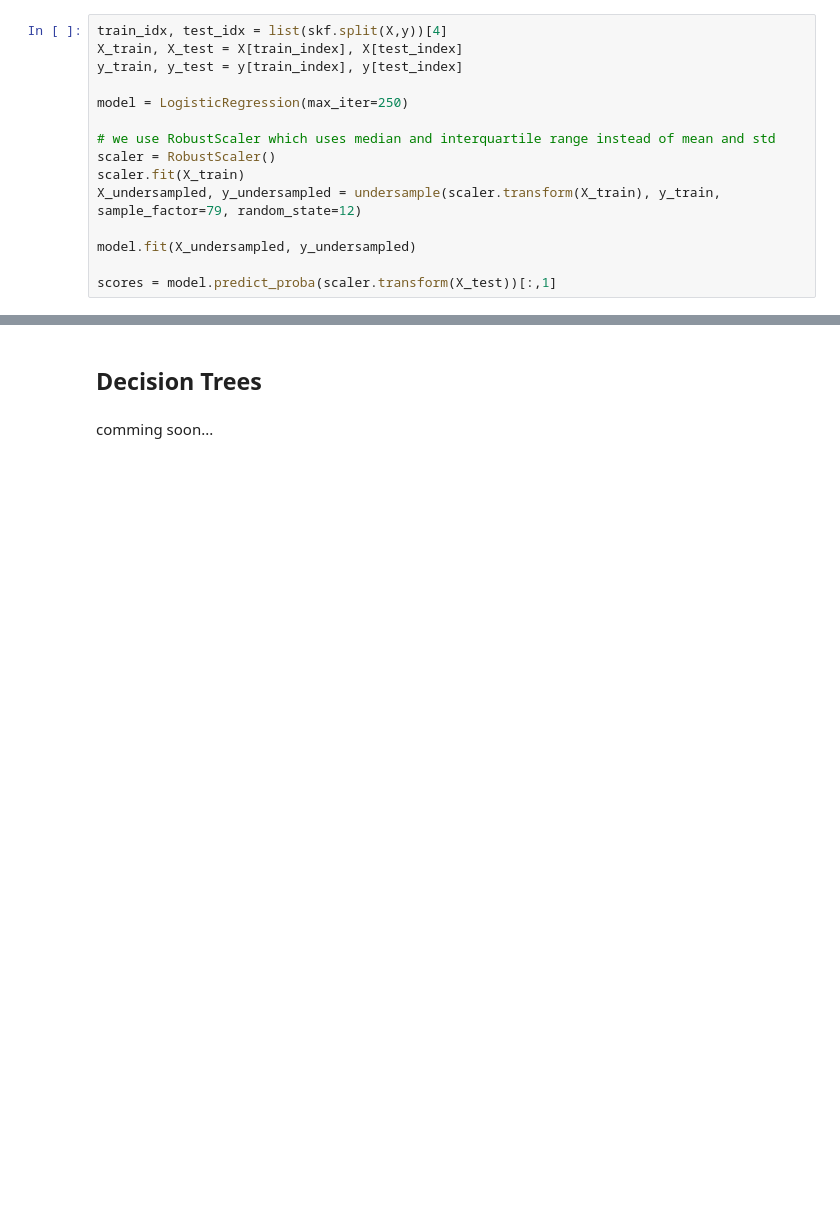
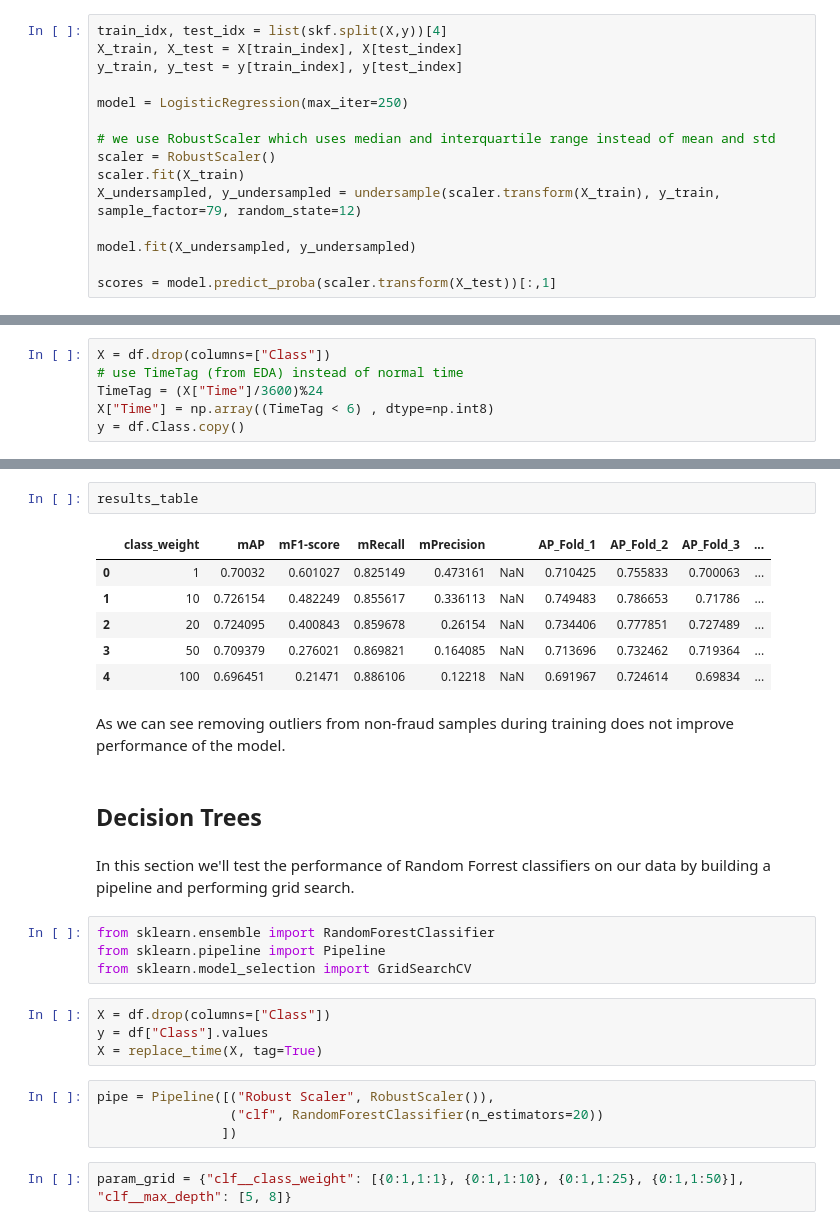
Before and after one commit to nmaager/Credit-Card-Fraud-Detection, a Jupyter notebook: Models.ipynb, the cells around one changed output, grey strips where cells are left out. Saved outputs shown, nothing was run; the diff lists cells and outputs as text; blank space fills up the shorter version.

```diff
--- a/Models.ipynb
+++ b/Models.ipynb
@@ -316,0 +381,6 @@ weighted avg       1.00      1.00      1.00     56961
+# %%
+X = df.drop(columns=["Class"])
+# use TimeTag (from EDA) instead of normal time
+TimeTag = (X["Time"]/3600)%24
+X["Time"] = np.array((TimeTag < 6) , dtype=np.int8)
+y = df.Class.copy()
@@ -317,4 +446,29 @@ weighted avg       1.00      1.00      1.00     56961
+# %%
+results_table
+# %% [output]
+|  | class_weight | mAP | mF1-score | mRecall | mPrecision |  | AP_Fold_1 | AP_Fold_2 | AP_Fold_3 | ... |
+| 0 | 1 | 0.70032 | 0.601027 | 0.825149 | 0.473161 | NaN | 0.710425 | 0.755833 | 0.700063 | ... |
+| 1 | 10 | 0.726154 | 0.482249 | 0.855617 | 0.336113 | NaN | 0.749483 | 0.786653 | 0.71786 | ... |
+| 2 | 20 | 0.724095 | 0.400843 | 0.859678 | 0.26154 | NaN | 0.734406 | 0.777851 | 0.727489 | ... |
+| 3 | 50 | 0.709379 | 0.276021 | 0.869821 | 0.164085 | NaN | 0.713696 | 0.732462 | 0.719364 | ... |
+| 4 | 100 | 0.696451 | 0.21471 | 0.886106 | 0.12218 | NaN | 0.691967 | 0.724614 | 0.69834 | ... |
+# %% [markdown]
+As we can see removing outliers from non-fraud samples during training does not improve performance of the model.
 # %% [markdown]
 ## Decision Trees
-# %% [markdown]
-comming soon...
+# %% [markdown]
+In this section we'll test the performance of Random Forrest classifiers on our data by building a pipeline and performing grid search.
+# %%
+from sklearn.ensemble import RandomForestClassifier
+from sklearn.pipeline import Pipeline
+from sklearn.model_selection import GridSearchCV
+# %%
+X = df.drop(columns=["Class"])
+y = df["Class"].values
+X = replace_time(X, tag=True)
+# %%
+pipe = Pipeline([("Robust Scaler", RobustScaler()),
+                 ("clf", RandomForestClassifier(n_estimators=20))
+                ])
+# %%
+param_grid = {"clf__class_weight": [{0:1,1:1}, {0:1,1:10}, {0:1,1:25}, {0:1,1:50}], "clf__max_depth": [5, 8]}
```
Also changed, not shown: parts of 15 cells of this notebook, 1 other file.
